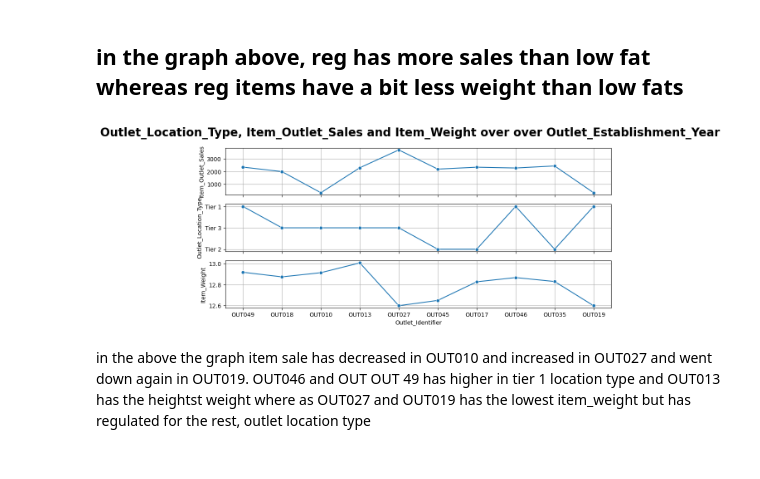
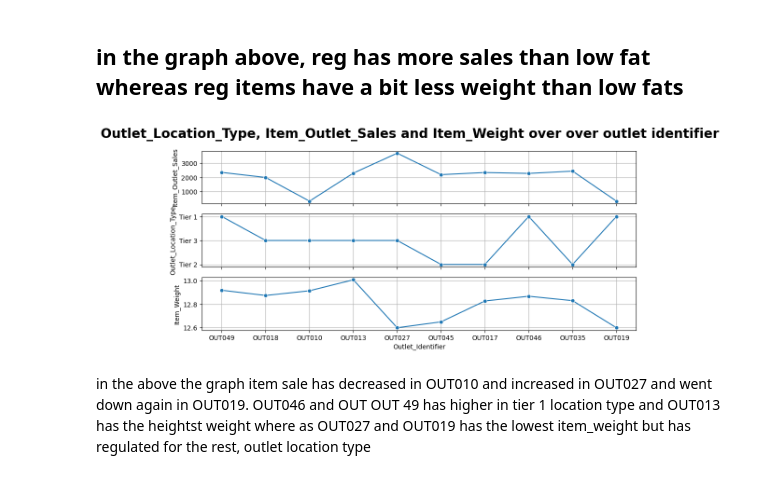
Before and after one commit to elleniayele/Prediction-of-Product-Sales1, a Jupyter notebook: prediction of product sales .ipynb, the cells around one changed output. Cells and saved outputs as stored; diff of their text form; code cells hidden in the pictures.

```diff
--- a/prediction of product sales .ipynb
+++ b/prediction of product sales .ipynb
@@ -297,16 +299,16 @@ fig.suptitle('The Effect of item fat content and Item Weight on sales', fontsize
 # %%
 ## Define MatplotLib fig and ax objects using plt.subplots()
 fig, axes = plt.subplots(nrows = 3, figsize = (12,5), sharex = True)
 sns.lineplot(data = df, x = 'Outlet_Identifier', y = 'Item_Outlet_Sales', errorbar = None, marker = 'o', ax = axes[0])
 sns.lineplot(data = df, x = 'Outlet_Identifier', y = 'Outlet_Location_Type', errorbar = None, marker = 'o', ax = axes[1])
 sns.lineplot(data = df, x = 'Outlet_Identifier', y = 'Item_Weight', errorbar = None, marker = 'o', ax = axes[2])
 
 # list comprehension
 [ax.grid() for ax in axes]
 
 ## Set the Suptitle
-fig.suptitle('Outlet_Location_Type, Item_Outlet_Sales and Item_Weight over over Outlet_Establishment_Year ', fontsize = 20, fontweight = 'bold');
+fig.suptitle('Outlet_Location_Type, Item_Outlet_Sales and Item_Weight over over outlet identifier ', fontsize = 20, fontweight = 'bold');
 # %% [output]
-[figure, old version]
+[figure, new version]
 # %% [markdown]
  in the above the graph item sale has decreased in OUT010 and increased in OUT027 and went down again in OUT019. OUT046 and OUT OUT 49 has higher in tier 1 location type and OUT013 has the heightst weight where as OUT027 and OUT019 has the lowest item_weight  but has regulated for the rest, outlet location type
```
Also changed, not shown: parts of 1 cell of this notebook.
